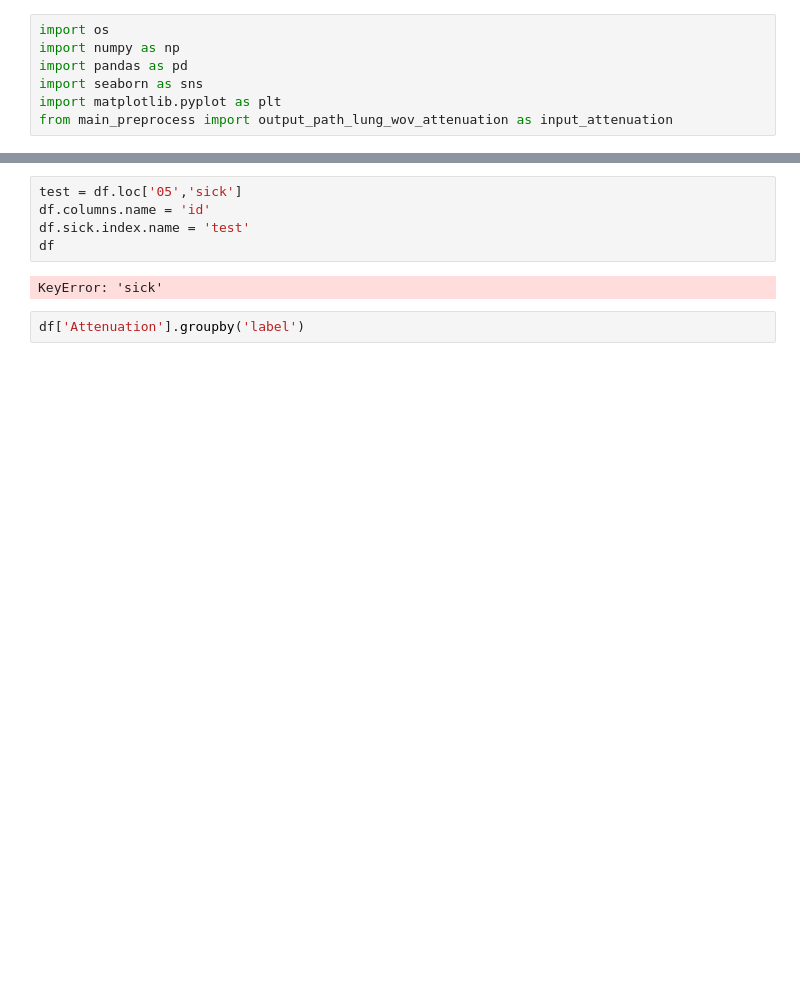
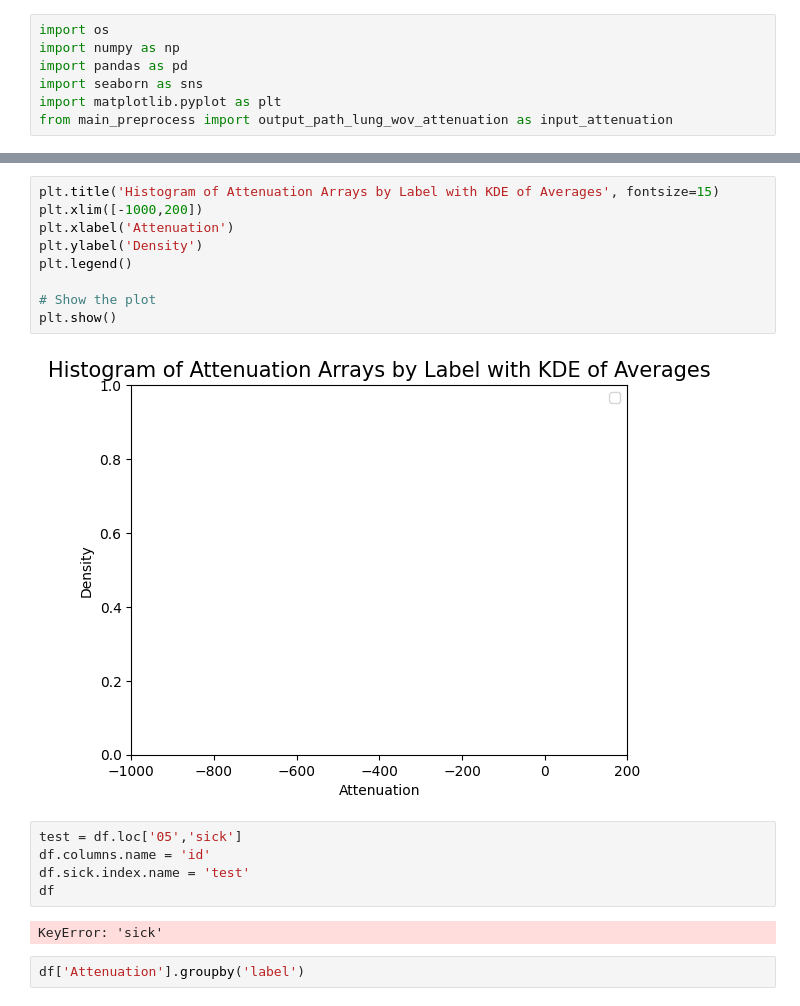
Before and after one commit to JaSeKii/BachelorProject, a Jupyter notebook: Data_preprocess/visualization.ipynb, the cells around one changed output, grey strips where cells are left out. Drawn from its saved outputs; the diff is of its cells as text; blank space fills up the shorter version.

```diff
--- a/Data_preprocess/visualization.ipynb
+++ b/Data_preprocess/visualization.ipynb
@@ -51,3 +78,14 @@ sns.histplot(data=df, x="attenuation", kde=True, bins=50)
+# %%
+plt.title('Histogram of Attenuation Arrays by Label with KDE of Averages', fontsize=15)
+plt.xlim([-1000,200])
+plt.xlabel('Attenuation')
+plt.ylabel('Density')
+plt.legend()
+
+# Show the plot
+plt.show()
+# %% [output]
+[figure, added]
 # %%
 test = df.loc['05','sick']
 df.columns.name = 'id'
```
Also changed, not shown: parts of 6 cells of this notebook.
